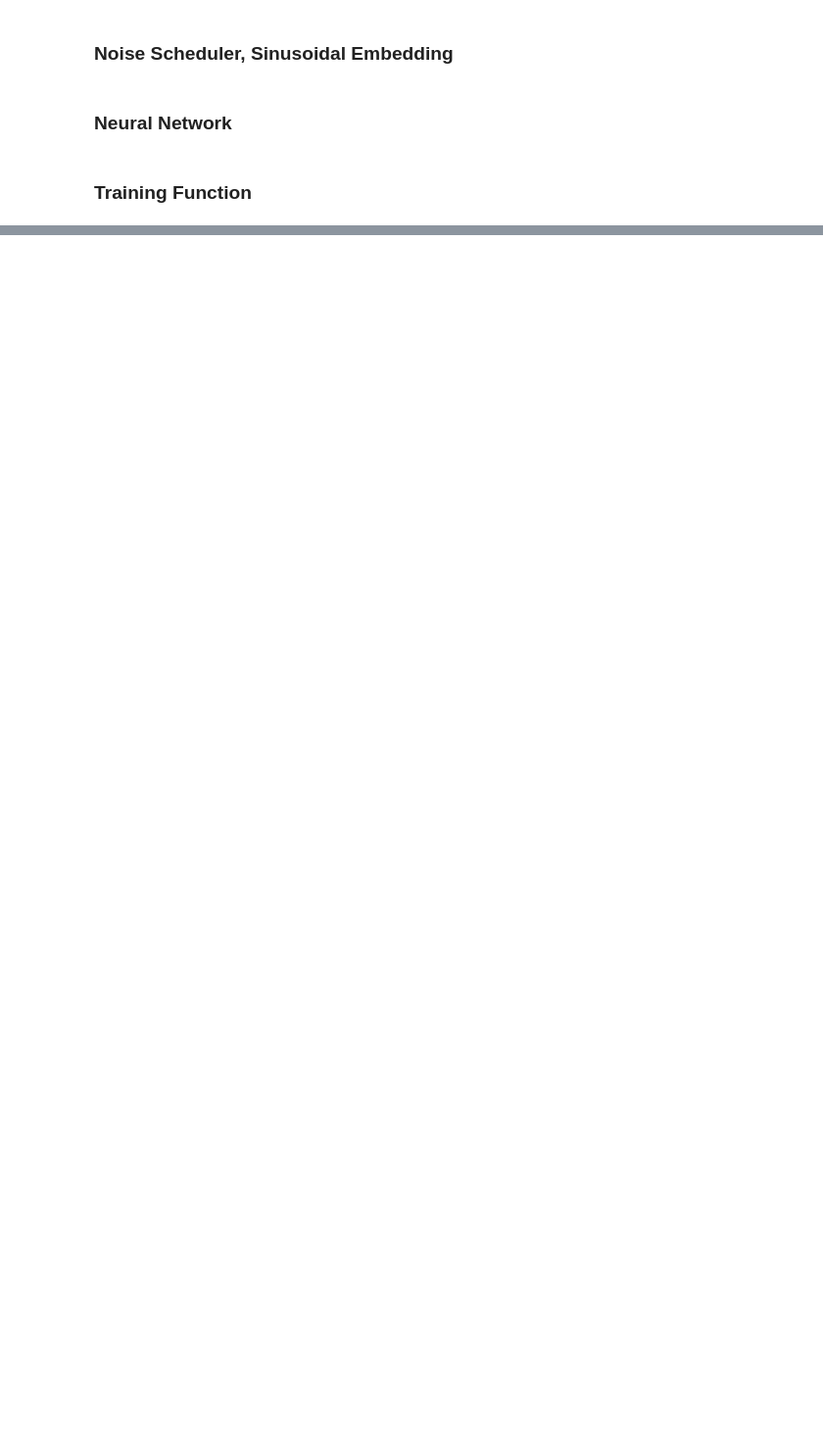
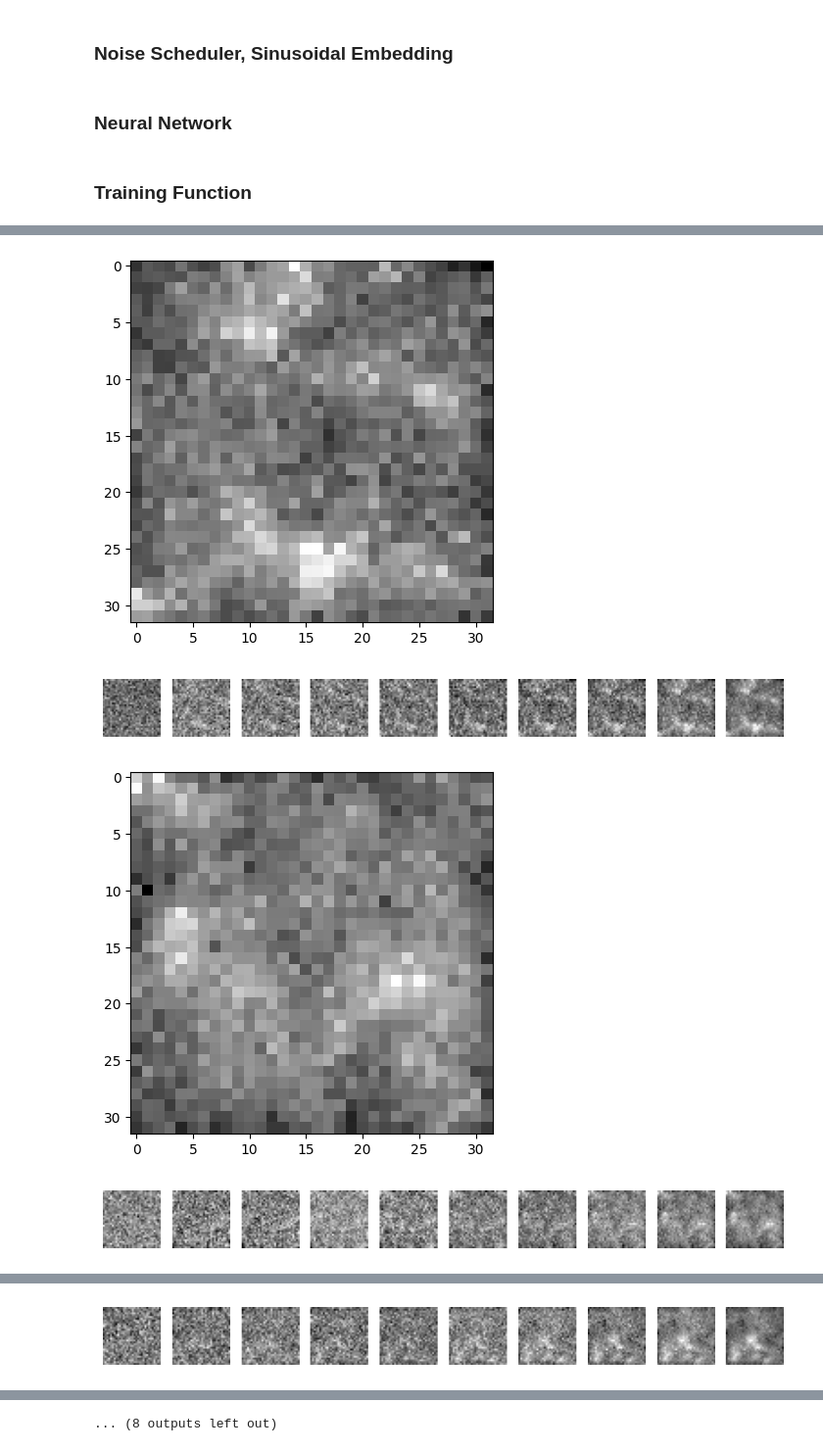
Before and after one commit to gokulmk-12/ml4sci_deeplense_tests, a Jupyter notebook: Task 4/task4.ipynb, the cells around one changed output, grey strips where cells are left out. Shown at 98% size. Saved outputs shown, nothing was run; the diff lists cells and outputs as text; code cells hidden in the pictures; blank space fills up the shorter version.

```diff
--- a/Task 4/task4.ipynb
+++ b/Task 4/task4.ipynb
@@ -102,8 +111,7 @@ class LinearScheduler(nn.Module):
 class ResidualBlock(nn.Module):
     def __init__(self, n_channels: int, n_groups: int, dropout_prob: float):
         super(ResidualBlock, self).__init__()
-        self.relu = nn.ReLU(inplace=True)
-
+        self.silu = nn.SiLU(inplace=True)
         self.gnorm1 = nn.GroupNorm(num_groups=n_groups, num_channels=n_channels)
         self.gnorm2 = nn.GroupNorm(num_groups=n_groups, num_channels=n_channels)
         self.conv1 = nn.Conv2d(n_channels, n_channels, kernel_size=3, padding=1)
@@ -112,9 +120,9 @@ class ResidualBlock(nn.Module):
 
     def forward(self, x, embeddings):
         x = x + embeddings[:, :x.shape[1], :, :]
-        r = self.conv1(self.relu(self.gnorm1(x)))
+        r = self.conv1(self.silu(self.gnorm1(x)))
         r = self.dropout(r)
-        r = self.conv2(self.relu(self.gnorm2(r)))
+        r = self.conv2(self.silu(self.gnorm2(r)))
         return r + x
 
 class Attention(nn.Module):
@@ -154,7 +162,7 @@ class UNetLayer(nn.Module):
 
 class Unet(nn.Module):
     def __init__(self, channels: list = [64, 128, 256, 512, 512, 384],
-                 attentions: list = [False, True, False, False, False, True], upscales: list = [False, False, False, True, True, True],
+                 attentions: list = [False, True, True, False, False, True], upscales: list = [False, False, False, True, True, True],
                  n_groups: int = 32, dropout_prob: float = 0.1, n_heads: int = 8, input_channels: int = 1, output_channels: int = 1,
                  time_steps: int = 1000):
 
@@ -264,7 +282,7 @@ def display_reverse(images: list):
         x = images[i].squeeze(0)
         x = rearrange(x, 'c h w -> h w c')
         x = x.numpy()
-        ax.imshow(x)
+        ax.imshow(x, cmap="gray")
         ax.axis('off')
     plt.show()
 
@@ -279,13 +297,13 @@ def inference(device: str = "cuda", checkpoint_path: str = None, time_steps: int
     images = []
 
     with torch.no_grad():
-        model = ema.module.eval()
+        model = ema.eval()
         for i in range(10):
             z = torch.randn(1, 1, 32, 32)
             for t in reversed(range(1, time_steps)):
                 t = [t]
-                temp = (scheduler.beta[t] / ((torch.sqrt(1 - scheduler.alpha[t])) * (torch.sqrt(1 - scheduler.beta[t]))))
-                z = (1 / (torch.sqrt(1 - scheduler.beta[t]))) * z - (temp*model(z.cuda(), t).cpu())
+                temp = (scheduler.beta[t]/( (torch.sqrt(1-scheduler.alpha[t]))*(torch.sqrt(1-scheduler.beta[t])) ))
+                z = (1/(torch.sqrt(1-scheduler.beta[t])))*z - (temp*model(z.cuda(),t).cpu())
                 if t[0] in times:
                     images.append(z)
                 e = torch.randn(1, 1, 32, 32)
@@ -296,7 +314,7 @@ def inference(device: str = "cuda", checkpoint_path: str = None, time_steps: int
             images.append(x)
             x = rearrange(x.squeeze(0), 'c h w -> h w c').detach()
             x = x.numpy()
-            plt.imshow(x)
+            plt.imshow(x, cmap="gray")
             plt.show()
             display_reverse(images)
             images = []
@@ -321,0 +321,11 @@ inference(
+# %%
+device = "cuda" if torch.cuda.is_available() else "cpu"
+inference(
+    device=device,
+    checkpoint_path="best_task_4_weights.pth"
+)
+# %% [output]
+[figure, added]
+[figure, added]
+[figure, added]
+[figure, added]
@@ -321,0 +333 @@ inference(
+[figure, added]
@@ -321,0 +340 @@ inference(
+... (8 outputs left out)
```
Also changed, not shown: parts of 10 cells of this notebook, 4 other files.
